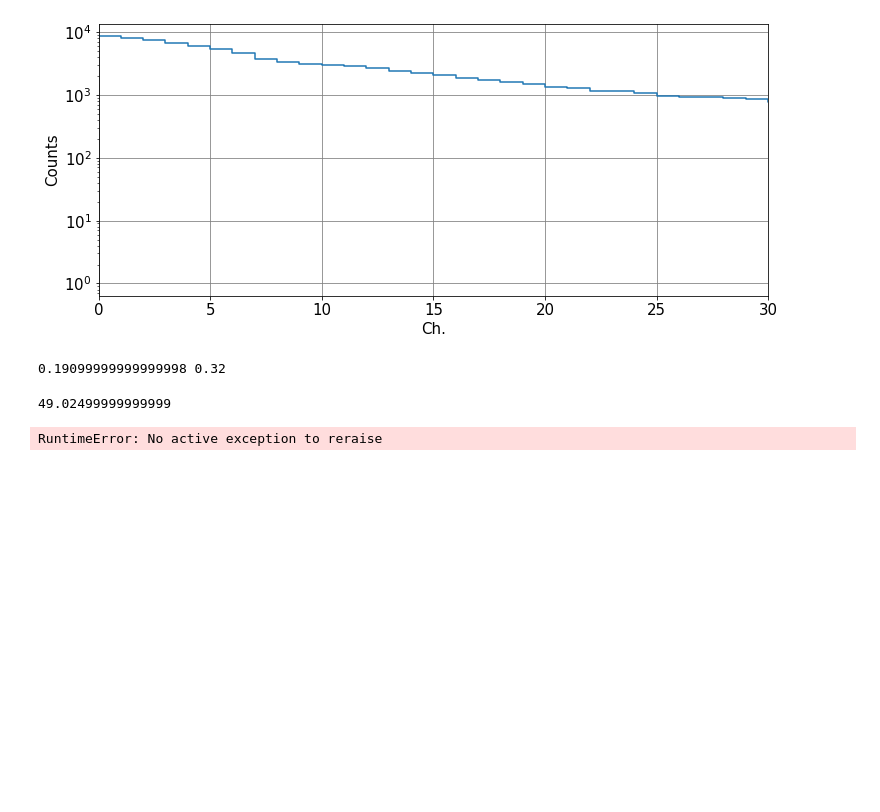
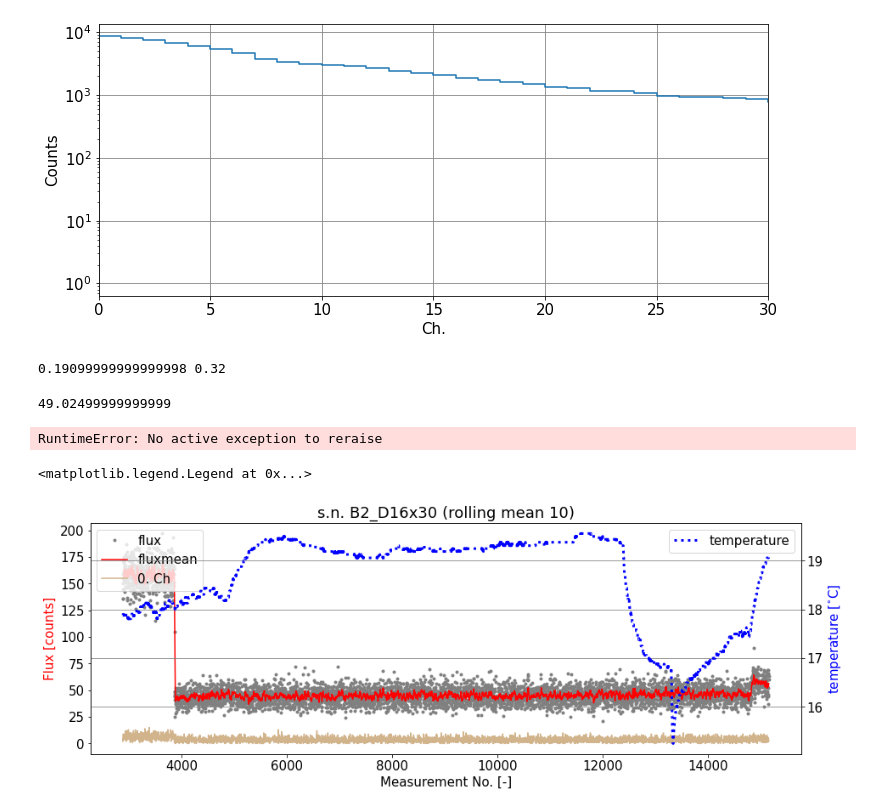
Before and after one commit to ODZ-UJF-AV-CR/GEODOS01, a Jupyter notebook: notebooks/GEODOS-1024-specrum.ipynb, the cells around one changed output. Cells and saved outputs as stored; diff of their text form; code cells hidden in the pictures; blank space fills up the shorter version.

```diff
--- a/notebooks/GEODOS-1024-specrum.ipynb
+++ b/notebooks/GEODOS-1024-specrum.ipynb
@@ -677,3 +669,49 @@ histogram = histogram.rename(columns={x:y for x,y in zip(histogram.columns[:1024
 histogram
 # %% [output]
 RuntimeError: No active exception to reraise
+# %%
+NOISE_LEVEL = 0
+LAST_CHANNEL = 1023
+WINDOW = 10
+
+plt.figure(figsize=(15,5))
+plt.tight_layout()
+matplotlib.rcParams.update({'font.size': 15})
+
+#histogram.read_csv(dto + '/histogram.csv')
+xx = histogram.copy()
+#xx.set_index('UTC', inplace = True, drop=False)
+#xx = xx.loc['2019-11-27 00:00:00':'2019-11-29 01:30:00']
+#xx = xx.loc['2021-08-15 17:45:00':'2021-08-15 18:40:00']
+#xx = xx.loc['2021-11-30 12:35:00':'2021-11-30 12:45:00']
+#xx = xx.loc['2022-1-1 00:00:00':'2022-2-1 00:00:00']
+#xx = xx.loc['2022-2-13 00:00:00':'2022-2-22 00:00:00']
+
+#plt.yscale('log')
+xx['flux'] = (xx.iloc[:,range(NOISE_LEVEL,LAST_CHANNEL)].sum(axis=1))
+
+xx['fluxmean'] = xx['flux'].rolling(WINDOW).mean()
+
+xx['flux'].plot(c='gray', linestyle='', marker='.')
+xx['fluxmean'].plot(c='red')
+(xx.iloc[:,NOISE_LEVEL]).plot(c='tan',label= str(NOISE_LEVEL) + '. Ch' ,zorder=1)
+
+s = fto.split('/')
+plt.title("s.n. " + s[len(s)-2] + ' (rolling mean ' + str(WINDOW) + ')')
+#plt.ylim([0,350])
+plt.xlabel('Measurement No. [-]')
+plt.ylabel(r'Flux [counts]', color='red')
+plt.legend(loc=2)
+
+ax = plt.twinx()
+
+#plt.ylim([0,14000])
+xx['temperature'].plot(c='blue', label='temperature', linewidth='3', linestyle=':', drawstyle='steps-mid')
+plt.ylabel(r'temperature [$^{\circ}$C]', color='blue')
+
+plt.grid(b=True, which='major', color='grey', linestyle='-')
+plt.grid(b=True, which='minor', color='grey', linestyle='-')
+plt.legend()
+# %% [output]
+<matplotlib.legend.Legend at 0x...>
+[figure, added]
```
Also changed, not shown: parts of 9 cells of this notebook.
